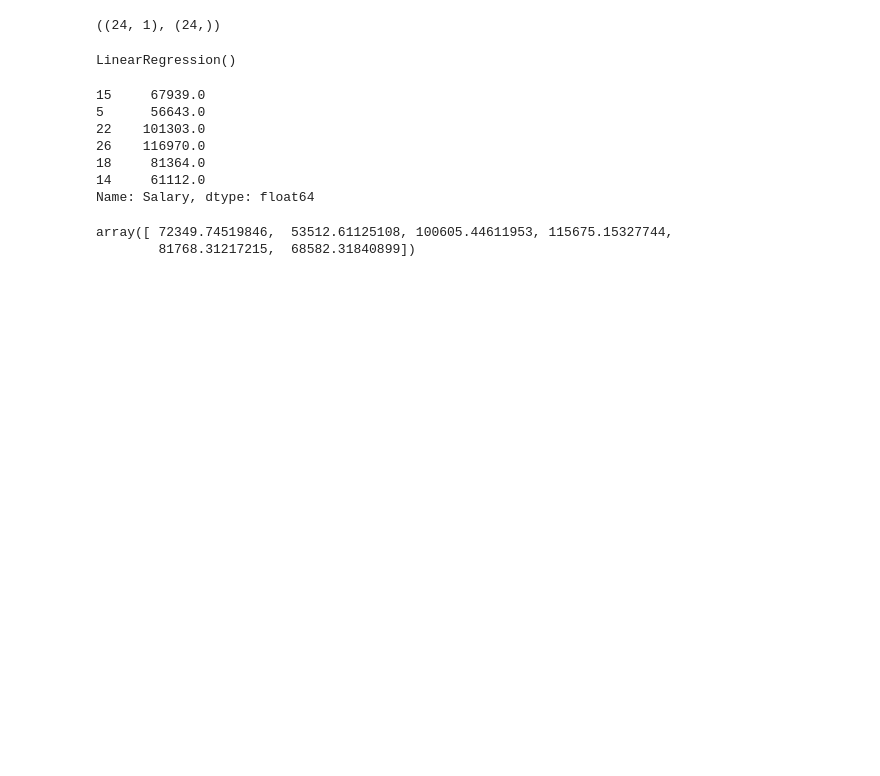
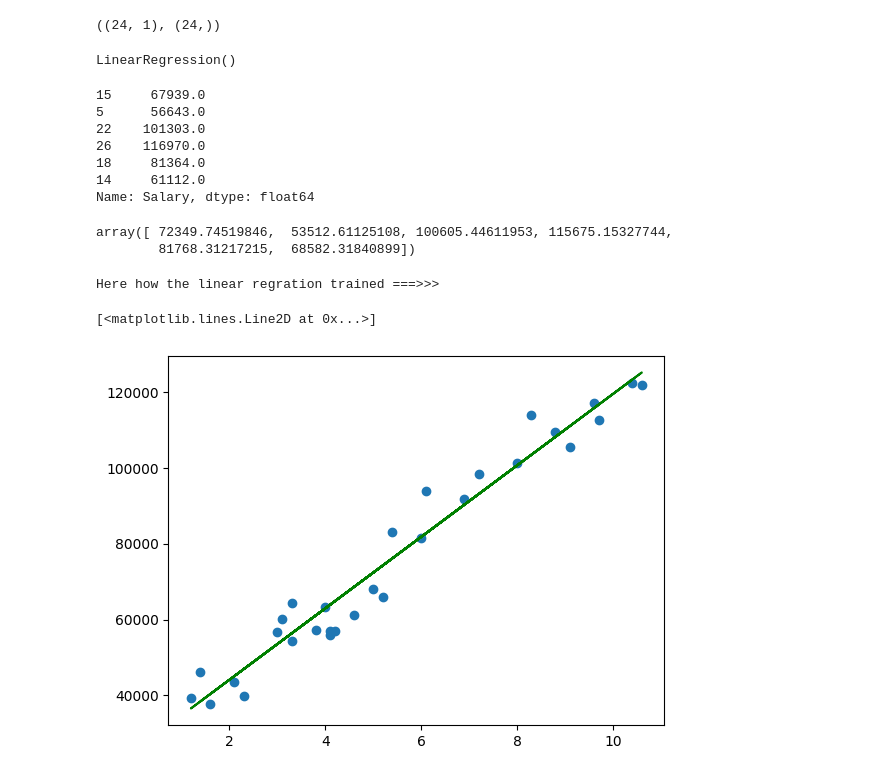
Before and after one commit to emhash/Machine-Learning-and-AI, a Jupyter notebook: linear_regration_to_predict_salary.ipynb, the cells around one changed output. Drawn from its saved outputs; the diff is of its cells as text; code cells hidden in the pictures; blank space fills up the shorter version.

Commit message:
Linear Regration for Simple Salary predict

```diff
--- a/linear_regration_simple.ipynb
+++ b/linear_regration_to_predict_salary.ipynb
@@ -63,3 +63,11 @@ model.predict(x_test) # Predicting the test data's result
 # %% [output]
 array([ 72349.74519846,  53512.61125108, 100605.44611953, 115675.15327744,
         81768.31217215,  68582.31840899])
+# %%
+print("Here how the linear regration trained ===>>>")
+plt.scatter(df['YearsExperience'] ,df['Salary'])
+plt.plot(x_train, model.predict(x_train), color='green')
+# %% [output]
+Here how the linear regration trained ===>>>
+[<matplotlib.lines.Line2D at 0x...>]
+[figure, added]
```
Also changed, not shown: parts of 2 cells of this notebook.
